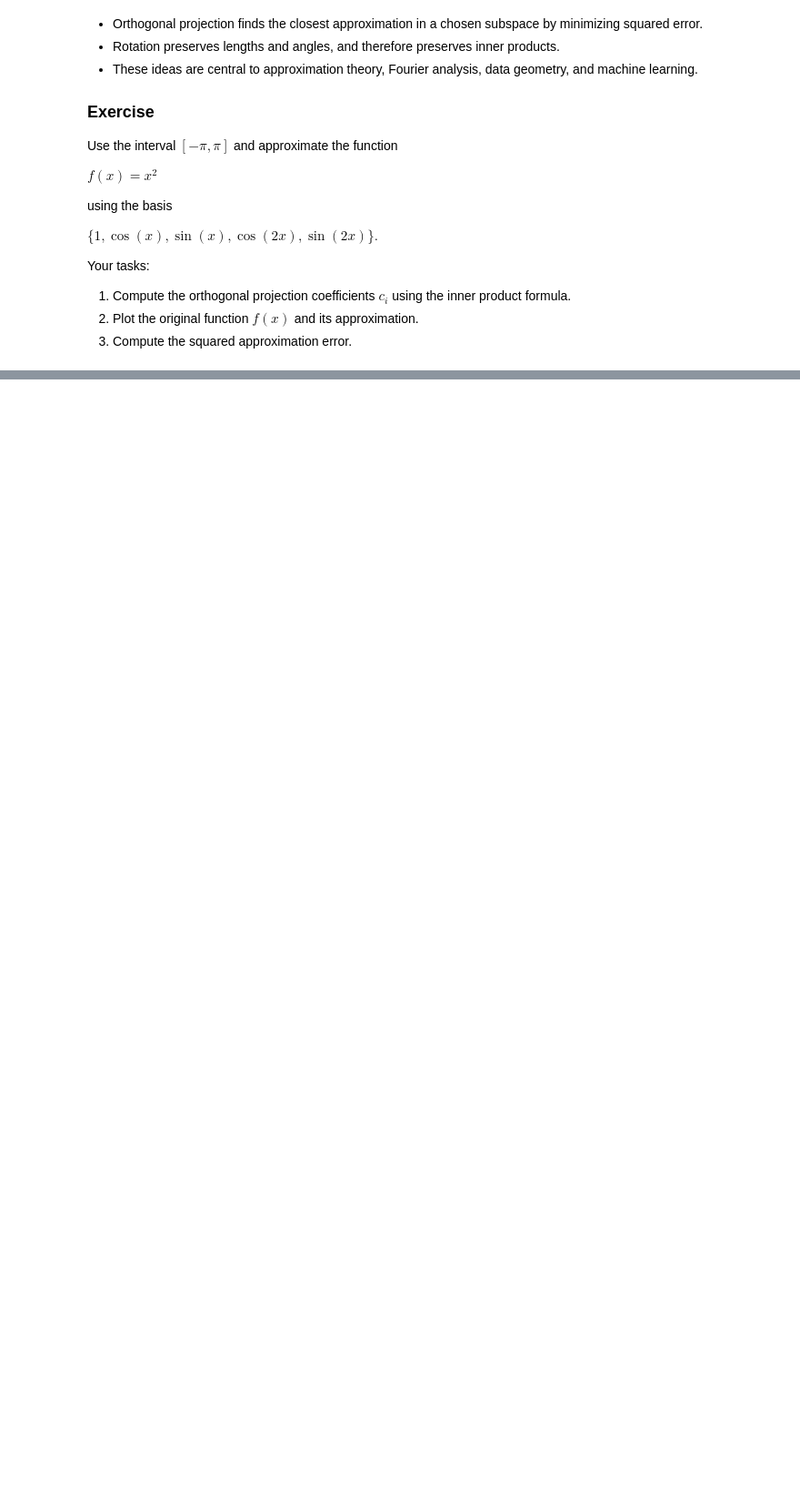
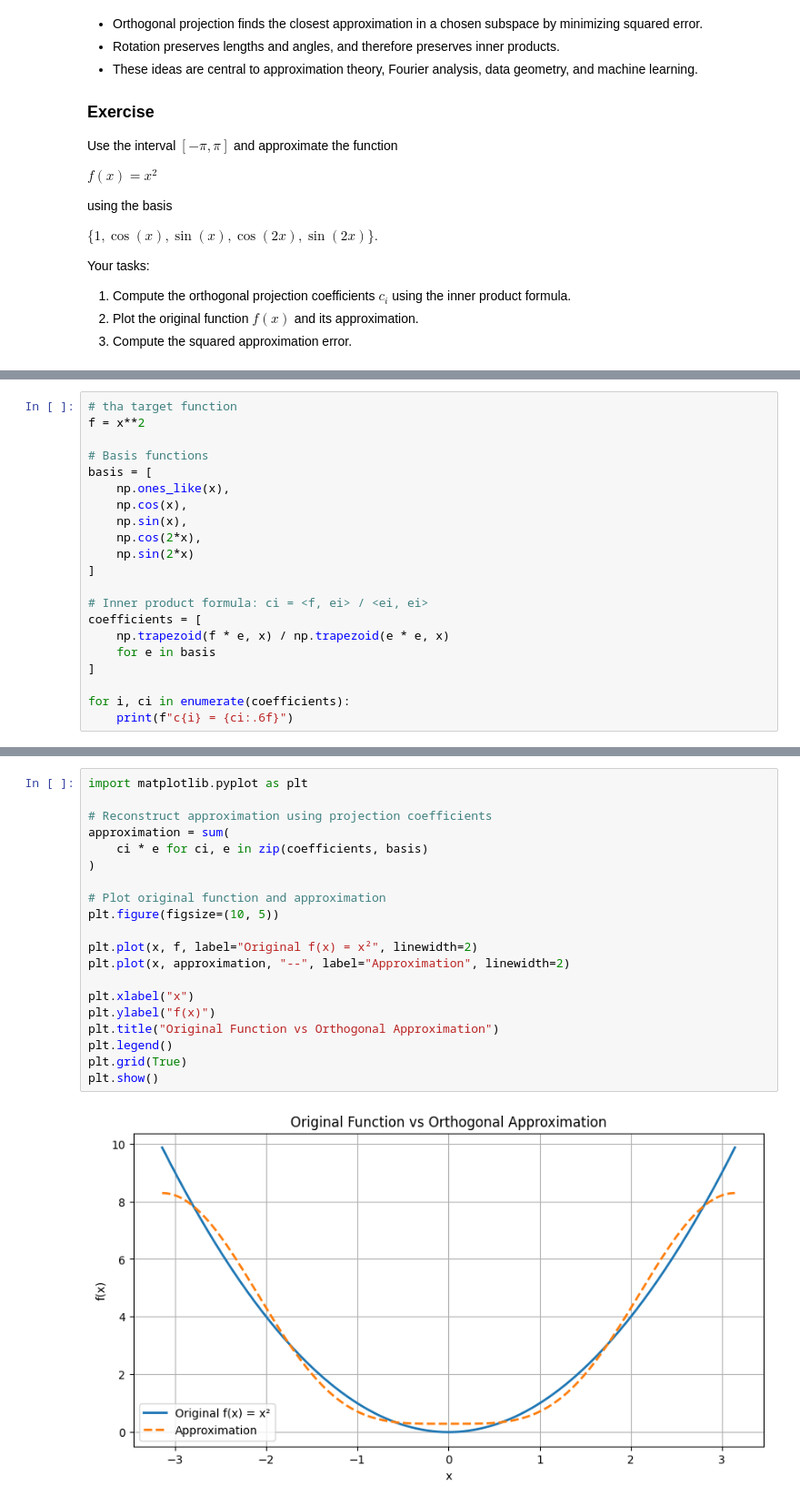
Before and after one commit to MAI-AIIU/mathematics-foundation, a Jupyter notebook: src/fifth-week/orthogonal-projection.ipynb, the cells around one changed output, grey strips where cells are left out. Shown at 91% size. Cells and saved outputs as stored; diff of their text form; blank space fills up the shorter version.

```diff
--- a/src/fifth-week/orthogonal-projection.ipynb
+++ b/src/fifth-week/orthogonal-projection.ipynb
@@ -200,0 +224,21 @@ Your tasks:
+# %%
+# tha target function
+f = x**2
+
+# Basis functions
+basis = [
+    np.ones_like(x),
+    np.cos(x),
+    np.sin(x),
+    np.cos(2*x),
+    np.sin(2*x)
+]
+
+# Inner product formula: ci = <f, ei> / <ei, ei>
+coefficients = [
+    np.trapezoid(f * e, x) / np.trapezoid(e * e, x)
+    for e in basis
+]
+
+for i, ci in enumerate(coefficients):
+    print(f"c{i} = {ci:.6f}")
@@ -200,0 +253,22 @@ Your tasks:
+# %%
+import matplotlib.pyplot as plt
+
+# Reconstruct approximation using projection coefficients
+approximation = sum(
+    ci * e for ci, e in zip(coefficients, basis)
+)
+
+# Plot original function and approximation
+plt.figure(figsize=(10, 5))
+
+plt.plot(x, f, label="Original f(x) = x²", linewidth=2)
+plt.plot(x, approximation, "--", label="Approximation", linewidth=2)
+
+plt.xlabel("x")
+plt.ylabel("f(x)")
+plt.title("Original Function vs Orthogonal Approximation")
+plt.legend()
+plt.grid(True)
+plt.show()
+# %% [output]
+[figure, added]
```
Also changed, not shown: parts of 10 cells of this notebook.
